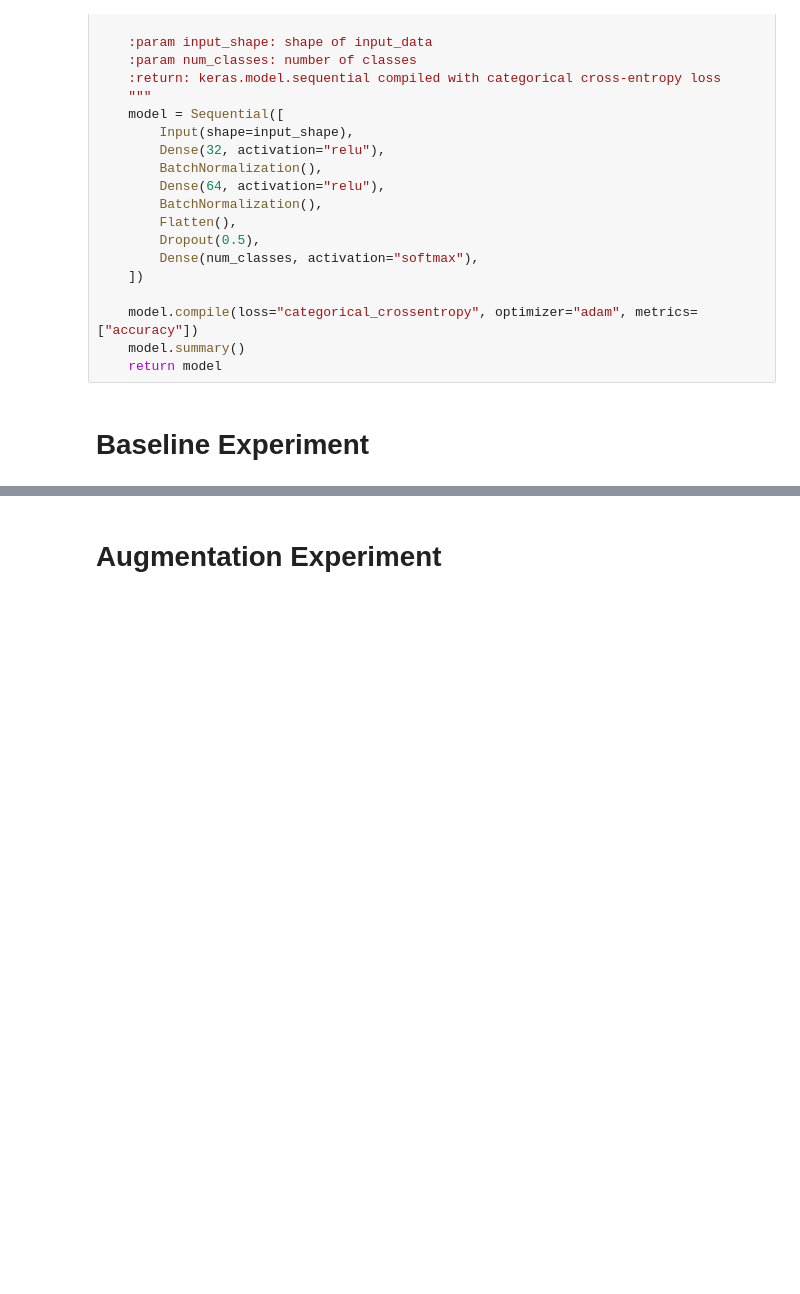
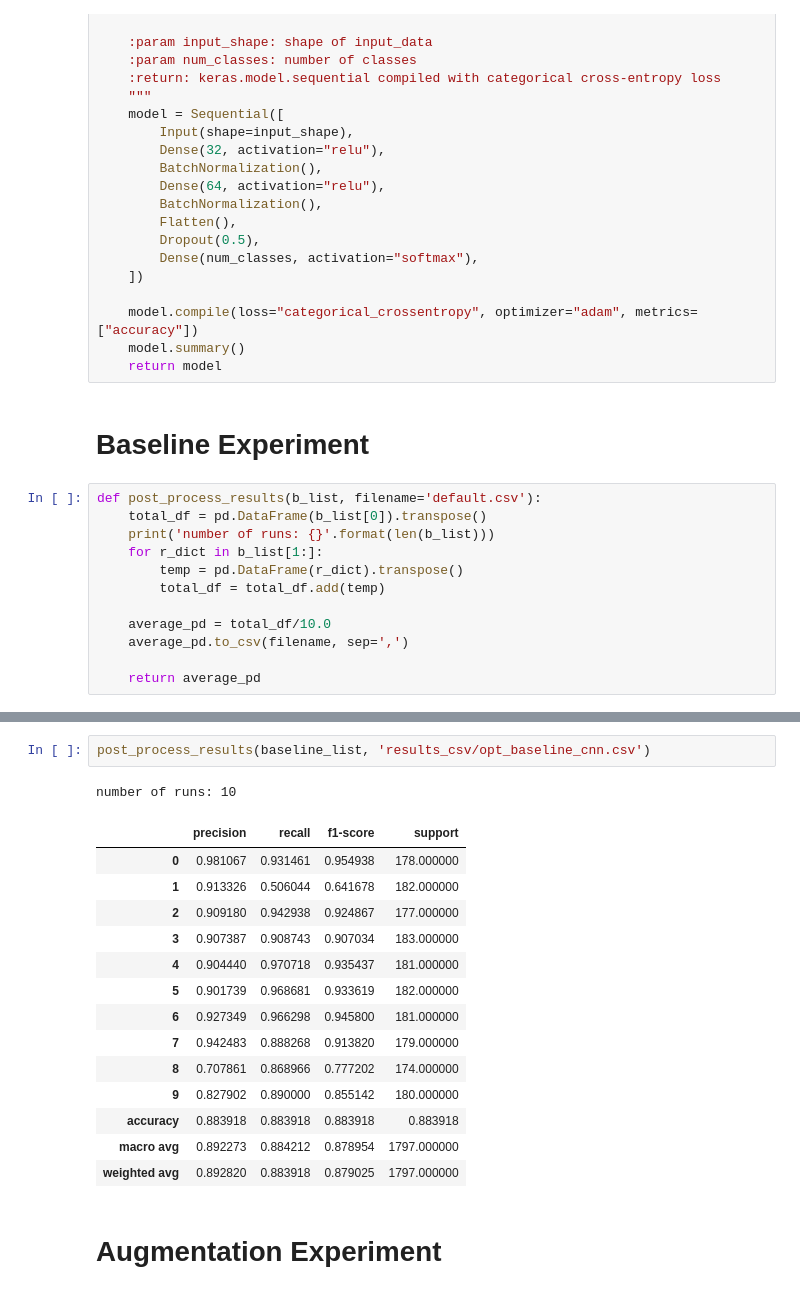
Before and after one commit to adamuag/Imbalance_data, a Jupyter notebook: opt_digits.ipynb, the cells around one changed output, grey strips where cells are left out. Saved outputs shown, nothing was run; the diff lists cells and outputs as text; blank space fills up the shorter version.

```diff
--- a/opt_digits.ipynb
+++ b/opt_digits.ipynb
@@ -330,4 +335,16 @@ def build_model(input_shape=(64,), num_classes=10):
     return model
 # %% [markdown]
 # Baseline Experiment
+# %%
+def post_process_results(b_list, filename='default.csv'):
+    total_df = pd.DataFrame(b_list[0]).transpose()
+    print('number of runs: {}'.format(len(b_list)))
+    for r_dict in b_list[1:]:
+        temp = pd.DataFrame(r_dict).transpose()
+        total_df = total_df.add(temp)
+
+    average_pd = total_df/10.0
+    average_pd.to_csv(filename, sep=',')
+
+    return average_pd
 # %%
@@ -384,3 +541,21 @@ weighted avg       0.90      0.89      0.88      1797
+# %%
+post_process_results(baseline_list, 'results_csv/opt_baseline_cnn.csv')
+# %% [output]
+number of runs: 10
+|  | precision | recall | f1-score | support |
+| 0 | 0.981067 | 0.931461 | 0.954938 | 178.000000 |
+| 1 | 0.913326 | 0.506044 | 0.641678 | 182.000000 |
+| 2 | 0.909180 | 0.942938 | 0.924867 | 177.000000 |
+| 3 | 0.907387 | 0.908743 | 0.907034 | 183.000000 |
+| 4 | 0.904440 | 0.970718 | 0.935437 | 181.000000 |
+| 5 | 0.901739 | 0.968681 | 0.933619 | 182.000000 |
+| 6 | 0.927349 | 0.966298 | 0.945800 | 181.000000 |
+| 7 | 0.942483 | 0.888268 | 0.913820 | 179.000000 |
+| 8 | 0.707861 | 0.868966 | 0.777202 | 174.000000 |
+| 9 | 0.827902 | 0.890000 | 0.855142 | 180.000000 |
+| accuracy | 0.883918 | 0.883918 | 0.883918 | 0.883918 |
+| macro avg | 0.892273 | 0.884212 | 0.878954 | 1797.000000 |
+| weighted avg | 0.892820 | 0.883918 | 0.879025 | 1797.000000 |
 # %% [markdown]
 # Augmentation Experiment
 # %%
```
Also changed, not shown: parts of 13 cells of this notebook.
